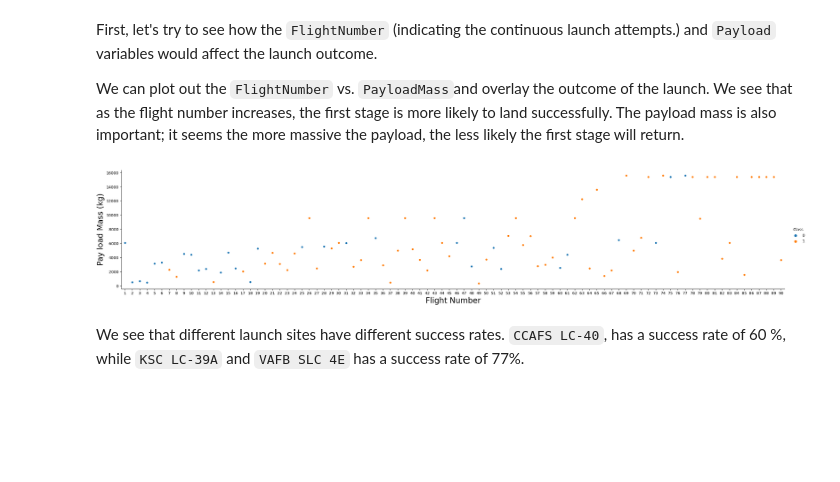
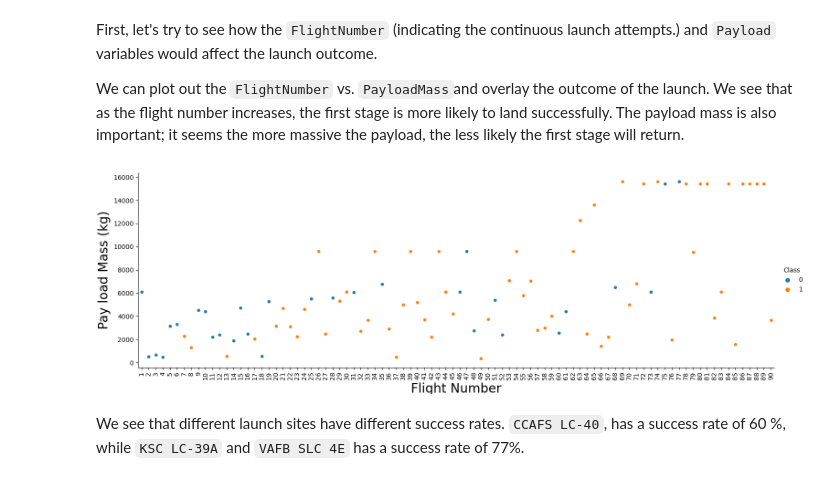
Before and after one commit to bundsol/Capstone, a Jupyter notebook: jupyter-labs-eda-dataviz.ipynb-salvador.jupyterlite.ipynb, the cells around one changed output. Cells and saved outputs as stored; diff of their text form; code cells hidden in the pictures; blank space fills up the shorter version.

```diff
--- a/jupyter-labs-eda-dataviz.ipynb-salvador.jupyterlite.ipynb
+++ b/jupyter-labs-eda-dataviz.ipynb-salvador.jupyterlite.ipynb
@@ -74,12 +74,13 @@ First, let's try to see how the `FlightNumber` (indicating the continuous launch
 
 We can plot out the <code>FlightNumber</code> vs. <code>PayloadMass</code>and overlay the outcome of the launch. We see that as the flight number increases, the first stage is more likely to land successfully. The payload mass is also important; it seems the more massive the payload, the less likely the first stage will return.
 # %%
-sns.catplot(y="PayloadMass", x="FlightNumber", hue="Class", data=df, aspect = 5)
+sns.catplot(y="PayloadMass", x="FlightNumber", hue="Class", data=df, height=5, aspect = 3)
+plt.xticks(rotation=90)
 plt.xlabel("Flight Number",fontsize=20)
 plt.ylabel("Pay load Mass (kg)",fontsize=20)
 plt.show()
 # %% [output]
-[figure, old version]
+[figure, new version]
 # %% [markdown]
 We see that different launch sites have different success rates.  <code>CCAFS LC-40</code>, has a success rate of 60 %, while  <code>KSC LC-39A</code> and <code>VAFB SLC 4E</code> has a success rate of 77%.
 # %% [markdown]
```
Also changed, not shown: parts of 6 cells of this notebook.
